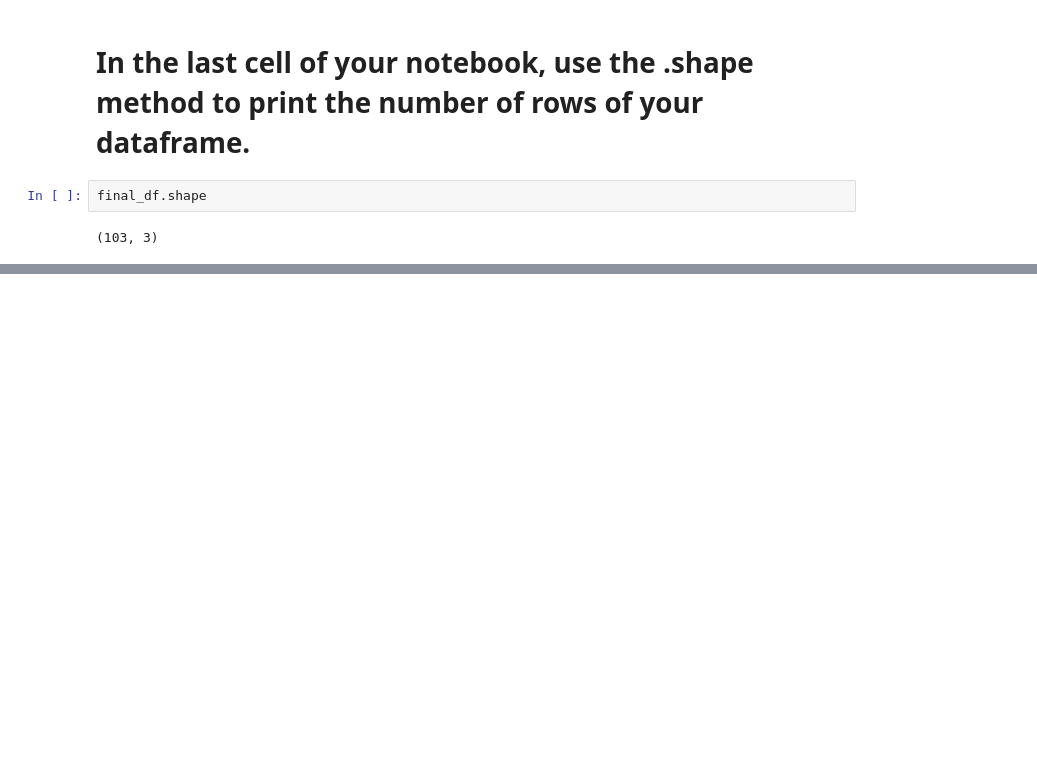
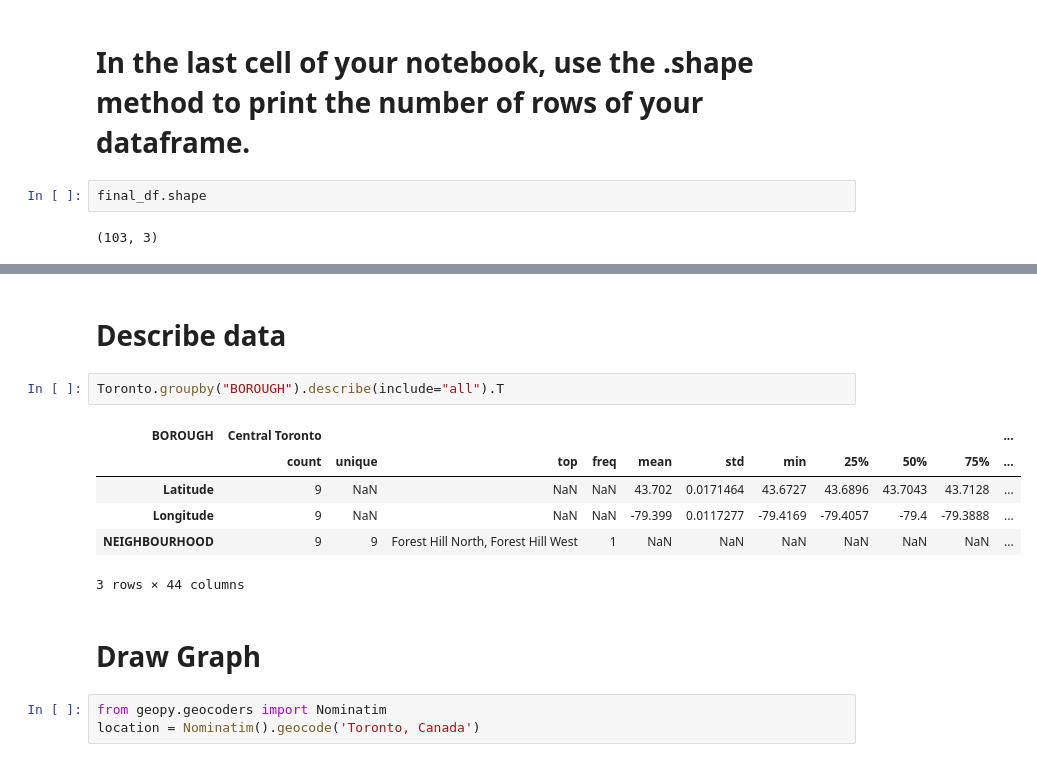
Before and after one commit to back2avinash/Coursera_Capstone, a Jupyter notebook: Project Capstone Week3 Assignment.ipynb, the cells around one changed output, grey strips where cells are left out. Drawn from its saved outputs; the diff is of its cells as text; blank space fills up the shorter version.

```diff
--- a/Project Capstone Week3 Assignment.ipynb
+++ b/Project Capstone Week3 Assignment.ipynb
@@ -136,0 +181,16 @@ final_df.shape
+# %% [markdown]
+# Describe data
+# %%
+Toronto.groupby("BOROUGH").describe(include="all").T
+# %% [output]
+| BOROUGH | Central Toronto |  |  |  |  |  |  |  |  |  | ... |
+|  | count | unique | top | freq | mean | std | min | 25% | 50% | 75% | ... |
+| Latitude | 9 | NaN | NaN | NaN | 43.702 | 0.0171464 | 43.6727 | 43.6896 | 43.7043 | 43.7128 | ... |
+| Longitude | 9 | NaN | NaN | NaN | -79.399 | 0.0117277 | -79.4169 | -79.4057 | -79.4 | -79.3888 | ... |
+| NEIGHBOURHOOD | 9 | 9 | Forest Hill North, Forest Hill West | 1 | NaN | NaN | NaN | NaN | NaN | NaN | ... |
+3 rows × 44 columns
+# %% [markdown]
+# Draw Graph
+# %%
+from geopy.geocoders import Nominatim
+location = Nominatim().geocode('Toronto, Canada')
```
Also changed, not shown: parts of 9 cells of this notebook.
